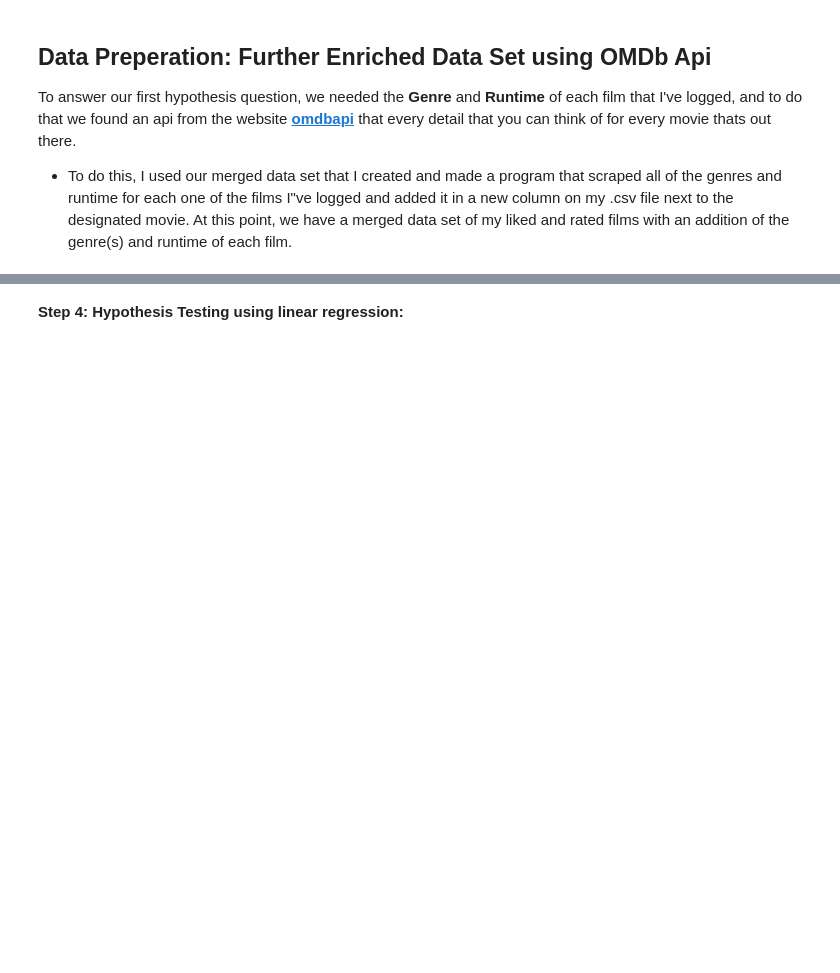
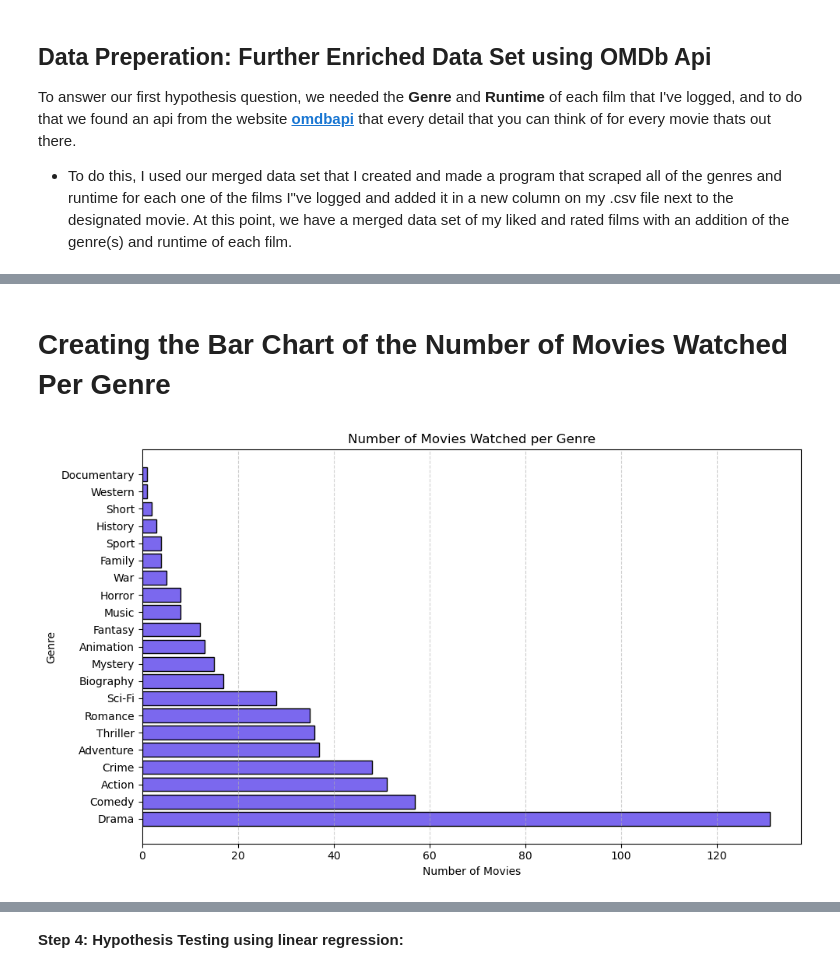
Before and after one commit to LShabani2/DA8Demo, a Jupyter notebook: DA8_Demo.ipynb, the cells around one changed output, grey strips where cells are left out. Drawn from its saved outputs; the diff is of its cells as text; code cells hidden in the pictures; blank space fills up the shorter version.

```diff
--- a/DA8_Demo.ipynb
+++ b/DA8_Demo.ipynb
@@ -210,0 +204,24 @@ After much testing and reiterations to make this code work, we could finally pro
+# %% [markdown]
+# Creating the Bar Chart of the Number of Movies Watched Per Genre
+# %%
+import matplotlib.pyplot as plt
+
+# Copy and clean the data
+df = rated_df.copy()
+df['GenreList'] = df['Genre'].dropna().apply(lambda x: [g.strip() for g in x.split(',')])
+exploded = df.explode('GenreList')
+
+# Count number of movies per genre
+genre_counts = exploded['GenreList'].value_counts()
+
+# Plot
+plt.figure(figsize=(10, 6))
+plt.barh(genre_counts.index, genre_counts.values, color='mediumslateblue', edgecolor='black')
+plt.title('Number of Movies Watched per Genre')
+plt.xlabel('Number of Movies')
+plt.ylabel('Genre')
+plt.grid(axis='x', linestyle='--', alpha=0.6)
+plt.tight_layout()
+plt.show()
+# %% [output]
+[figure, added]
```
Also changed, not shown: parts of 9 cells of this notebook.
